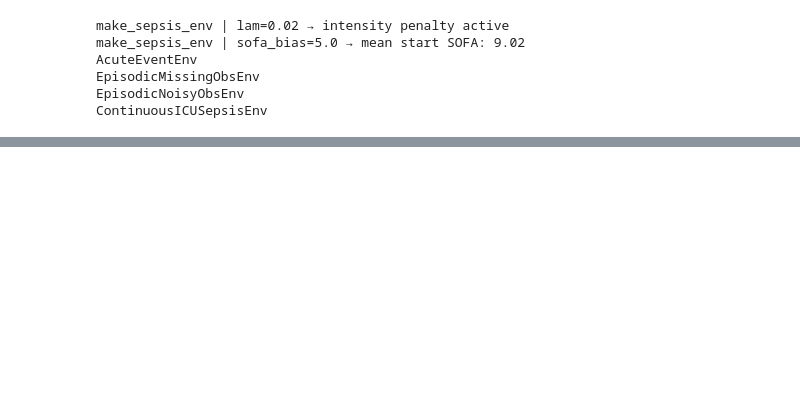
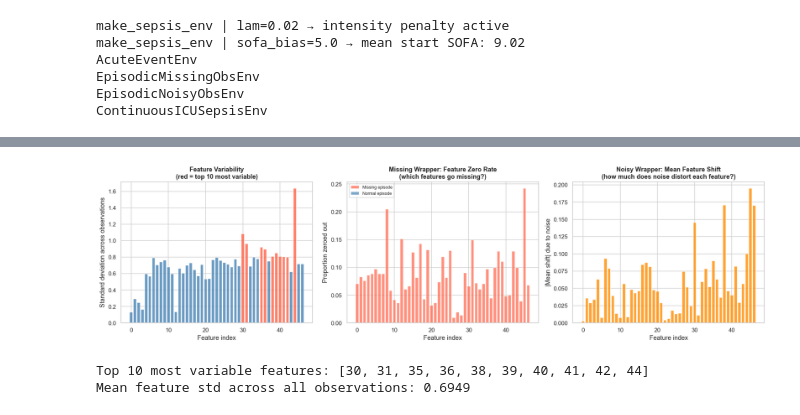
Before and after one commit to martaribeiro11/Reinforcement-Learning, a Jupyter notebook: RL Project Code/sepsis_project - Students Version/rl_sepsis_v4.ipynb, the cells around one changed output, grey strips where cells are left out. Cells and saved outputs as stored; diff of their text form; code cells hidden in the pictures; blank space fills up the shorter version.

```diff
--- a/RL Project Code/sepsis_project - Students Version/rl_sepsis_v4.ipynb
+++ b/RL Project Code/sepsis_project - Students Version/rl_sepsis_v4.ipynb
@@ -1319,11 +1318,13 @@ try:
     print()
 
     clinical_rand_mean = float(np.mean(clinical_rand_returns))
+    rand_survival_B    = float(np.mean(np.array(clinical_rand_returns) > 0)) * 100
 
 except Exception as e:
     print(f'Error: {e}')
     print('Make sure continuous_sepsis_env.py is in the project root.')
     clinical_rand_mean = 0.78
+    rand_survival_B    = 0.0
 # %% [output]
 make_sepsis_env | lam=0.02 → intensity penalty active
 make_sepsis_env | sofa_bias=5.0 → mean start SOFA: 9.02
@@ -1358,0 +1375,17 @@ ContinuousICUSepsisEnv
+# %%
+import pickle
+with open('configA_results.pkl', 'rb') as f:
+    configA = pickle.load(f)
+survival_rate           = configA['survival_rate']
+rand_returns            = configA['rand_returns']
+pi_results              = configA['pi_results']
+pi_dist                 = configA['pi_dist']
+pi_policy               = configA['pi_policy']
+sarsa_opt_results       = configA['sarsa_opt_results']
+sarsa_best_dist         = configA['sarsa_best_dist']
+ql_opt_results          = configA['ql_opt_results']
+ql_best_dist            = configA['ql_best_dist']
+# Add these two:
+clinical_rand_returns   = configA['clinical_rand_returns']
+rand_survival_B         = configA['rand_survival_B']
+print('Config A results loaded.')
@@ -1358,0 +1457,57 @@ ContinuousICUSepsisEnv
+# %%
+# ── Plot: observation space exploration ───────────────────────────────────────
+
+fig, axes = plt.subplots(1, 3, figsize=(18, 5))
+
+# Left: feature variance across all episodes (which features vary most?)
+feature_std = all_obs.std(axis=0)
+top10_idx   = np.argsort(feature_std)[-10:][::-1]
+colors_std  = ['tomato' if i in top10_idx else 'steelblue' for i in range(47)]
+
+axes[0].bar(range(47), feature_std, color=colors_std, alpha=0.8, width=0.8)
+axes[0].set_xlabel('Feature index')
+axes[0].set_ylabel('Standard deviation across observations')
+axes[0].set_title('Feature Variability\n(red = top 10 most variable)', fontweight='bold')
+
+# Middle: effect of missing wrapper — how many features become zero?
+if len(missing_obs) > 1:
+    missing_zero_rate    = (missing_obs    == 0).mean(axis=0)
+    nonmissing_zero_rate = (nonmissing_obs == 0).mean(axis=0)
+    axes[1].bar(range(47), missing_zero_rate,
+                color='tomato', alpha=0.7, label='Missing episode', width=0.8)
+    axes[1].bar(range(47), nonmissing_zero_rate,
+                color='steelblue', alpha=0.7, label='Normal episode', width=0.8)
+    axes[1].set_xlabel('Feature index')
+    axes[1].set_ylabel('Proportion zeroed out')
+    axes[1].set_title('Missing Wrapper: Feature Zero Rate\n(which features go missing?)',
+                      fontweight='bold')
+    axes[1].legend(fontsize=8)
+else:
+    axes[1].text(0.5, 0.5, 'No missing episodes\nin sample',
+                 ha='center', va='center', transform=axes[1].transAxes)
+    axes[1].set_title('Missing Wrapper: Feature Zero Rate', fontweight='bold')
+
+# Right: effect of noise wrapper — distribution shift per feature
+if len(noisy_obs) > 1 and len(clean_obs) > 1:
+    noise_delta = np.abs(noisy_obs.mean(axis=0) - clean_obs.mean(axis=0))
+    axes[2].bar(range(47), noise_delta,
+                color='darkorange', alpha=0.8, width=0.8)
+    axes[2].set_xlabel('Feature index')
+    axes[2].set_ylabel('|Mean shift| due to noise')
+    axes[2].set_title('Noisy Wrapper: Mean Feature Shift\n(how much does noise distort each feature?)',
+                      fontweight='bold')
+else:
+    axes[2].text(0.5, 0.5, 'No noisy episodes\nin sample',
+                 ha='center', va='center', transform=axes[2].transAxes)
+    axes[2].set_title('Noisy Wrapper: Mean Feature Shift', fontweight='bold')
+
+plt.tight_layout()
+plt.savefig(f'{PLOTS_DIR}/configB_obs_analysis.png', bbox_inches='tight')
+plt.show()
+
+print(f'Top 10 most variable features: {sorted(top10_idx.tolist())}')
+print(f'Mean feature std across all observations: {feature_std.mean():.4f}')
+# %% [output]
+[figure, added]
+Top 10 most variable features: [30, 31, 35, 36, 38, 39, 40, 41, 42, 44]
+Mean feature std across all observations: 0.6949
```
Also changed, not shown: parts of 50 cells of this notebook, 17 other files.
